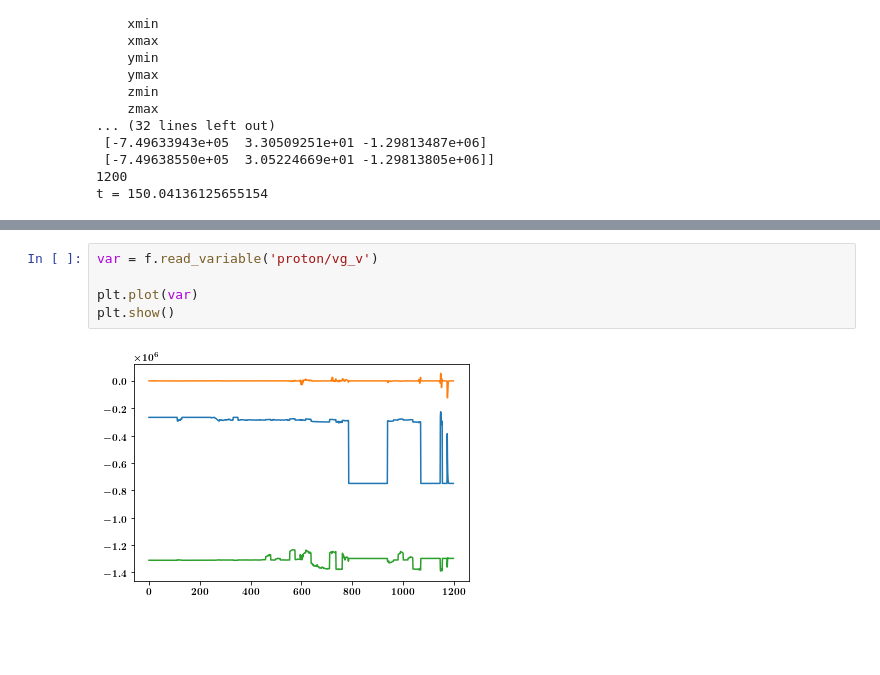
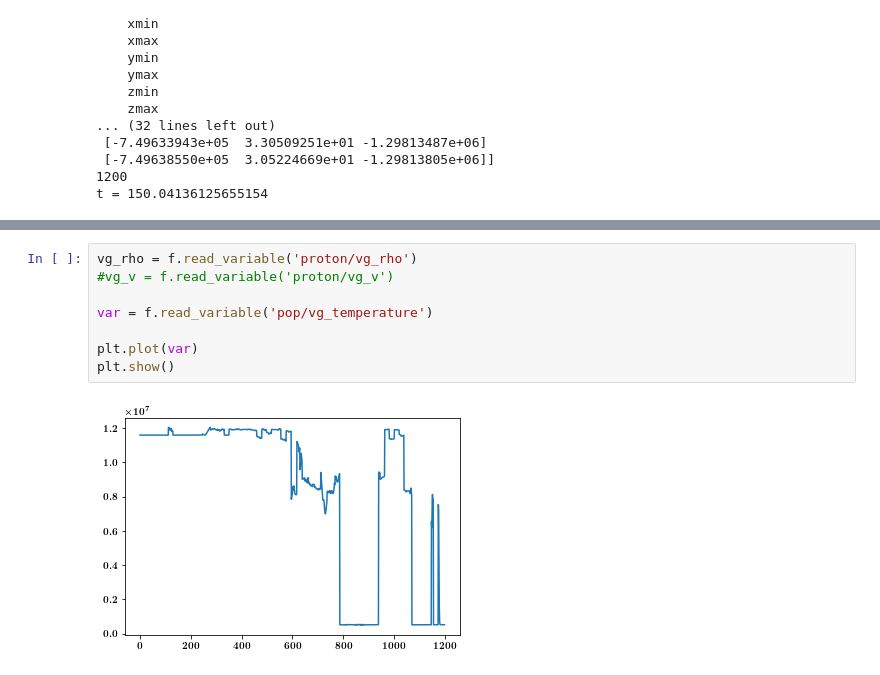
Before and after one commit to makes/plasma-dsp2022, a Jupyter notebook: jiihu-sandbox.ipynb, the cells around one changed output, grey strips where cells are left out. Cells and saved outputs as stored; diff of their text form; blank space fills up the shorter version.

Commit message:
trying to plot the data

```diff
--- a/jiihu-sandbox.ipynb
+++ b/jiihu-sandbox.ipynb
@@ -58,7 +87,10 @@ as the electromagnetic field quantities "fg_b", "fg_e", "vg_b_vol", "vg_e_vol".
 # %%
-var = f.read_variable('proton/vg_v')
+vg_rho = f.read_variable('proton/vg_rho')
+#vg_v = f.read_variable('proton/vg_v')
+
+var = f.read_variable('pop/vg_temperature')
 
 plt.plot(var)
 plt.show()
 # %% [output]
-[figure, old version]
+[figure, new version]
```
Also changed, not shown: parts of 7 cells of this notebook.
